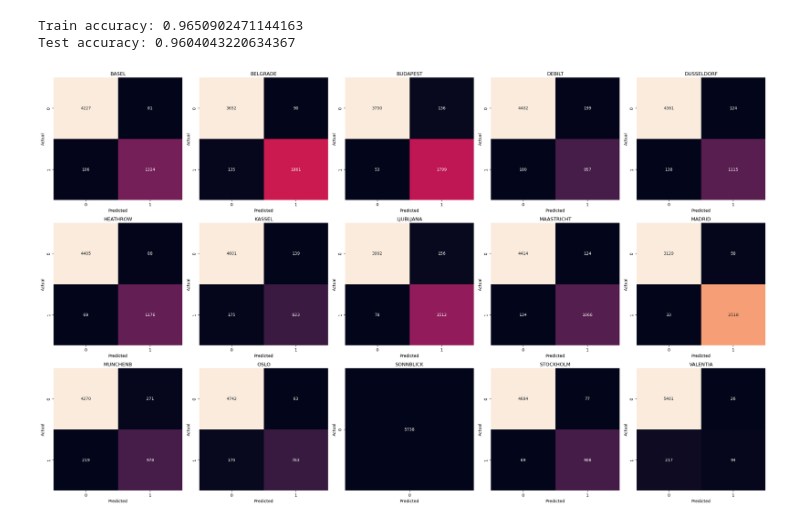
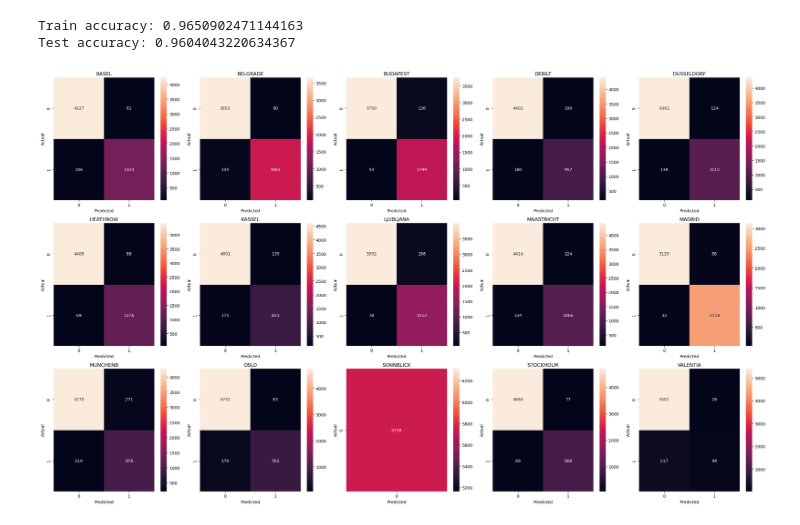
Before and after one commit to Julie-Fliorko/Pleasant-weather-predictions, a Jupyter notebook: Scripts/5. ANN.ipynb, the cells around one changed output. Saved outputs shown, nothing was run; the diff lists cells and outputs as text; code cells hidden in the pictures.

```diff
--- a/Scripts/5. ANN.ipynb
+++ b/Scripts/5. ANN.ipynb
@@ -71,29 +71,29 @@ Test accuracy: 0.9604043220634367
 # %%
 stations = y_test.columns
 n_stations = len(stations)
 
 fig, axes = plt.subplots(3, 5, figsize=(25, 15))
 axes = axes.flatten()
 
 for idx, station in enumerate(stations):
     y_true = y_test[station]
     y_pred = y_pred_test[station]
 
     cm = confusion_matrix(y_true, y_pred)
 
     sns.heatmap(
         cm,
         annot=True,
         fmt="d",
         ax=axes[idx],
-        cbar=False
+        cbar=True
     )
 
     axes[idx].set_title(station.replace("_pleasant_weather", ""))
     axes[idx].set_xlabel("Predicted")
     axes[idx].set_ylabel("Actual")
 
 plt.tight_layout()
 plt.show()
 # %% [output]
-[figure, old version]
+[figure, new version]
```
Also changed, not shown: parts of 1 cell of this notebook, 4 other files.
